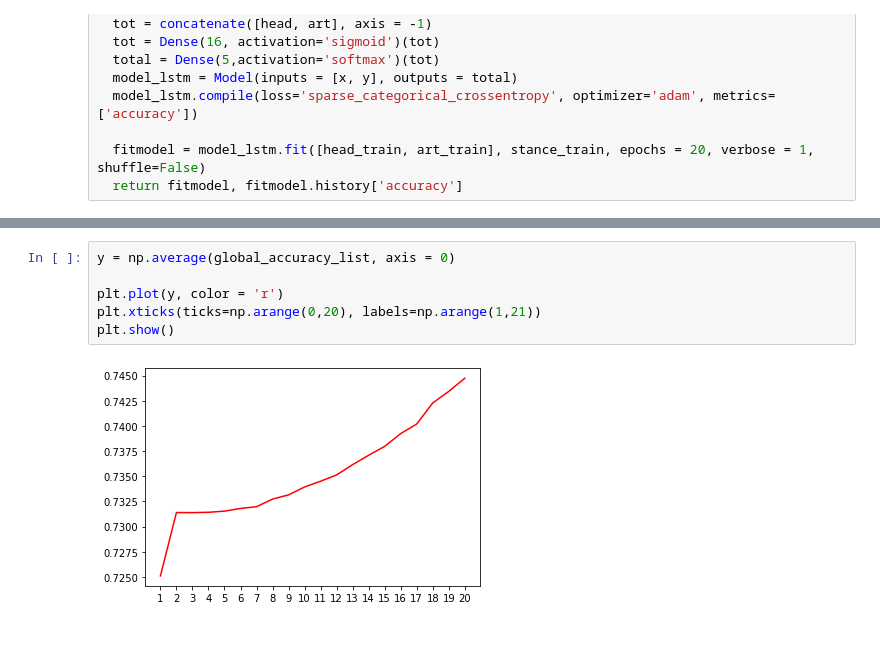
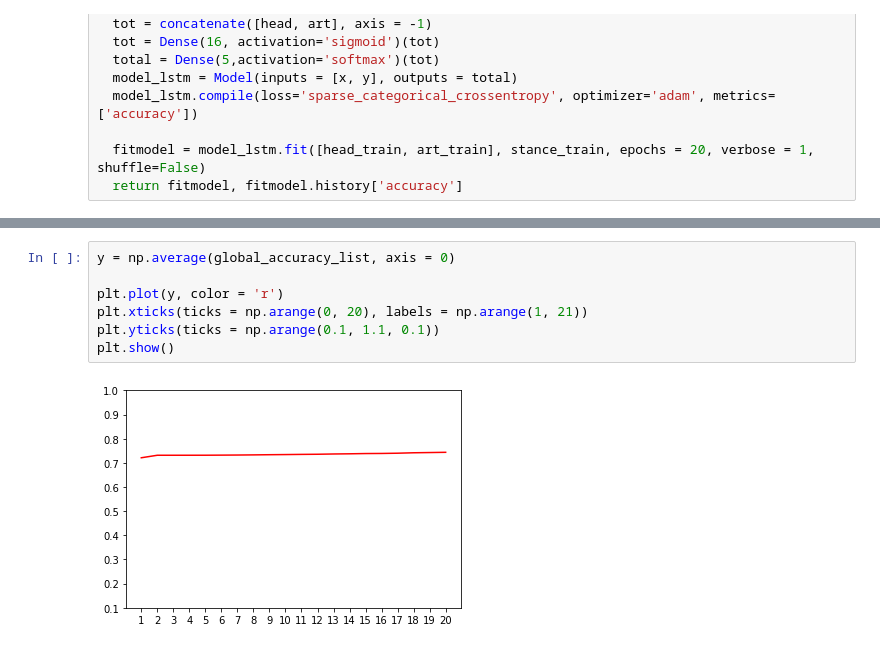
Before and after one commit to abinashp437/Stance-Detector, a Jupyter notebook: lstm_fnc.ipynb, the cells around one changed output, grey strips where cells are left out. Drawn from its saved outputs; the diff is of its cells as text.

```diff
--- a/lstm_fnc.ipynb
+++ b/lstm_fnc.ipynb
@@ -214,11 +214,12 @@ Epoch 20/20
 # %%
 y = np.average(global_accuracy_list, axis = 0)
 
 plt.plot(y, color = 'r')
-plt.xticks(ticks=np.arange(0,20), labels=np.arange(1,21))
+plt.xticks(ticks = np.arange(0, 20), labels = np.arange(1, 21))
+plt.yticks(ticks = np.arange(0.1, 1.1, 0.1))
 plt.show()
 # %% [output]
-[figure, old version]
+[figure, new version]
 # %%
 x = Input(shape = (pad_head, 100))
 y = Input(shape = (pad_art, 100))
```
Also changed, not shown: parts of 4 cells of this notebook.
